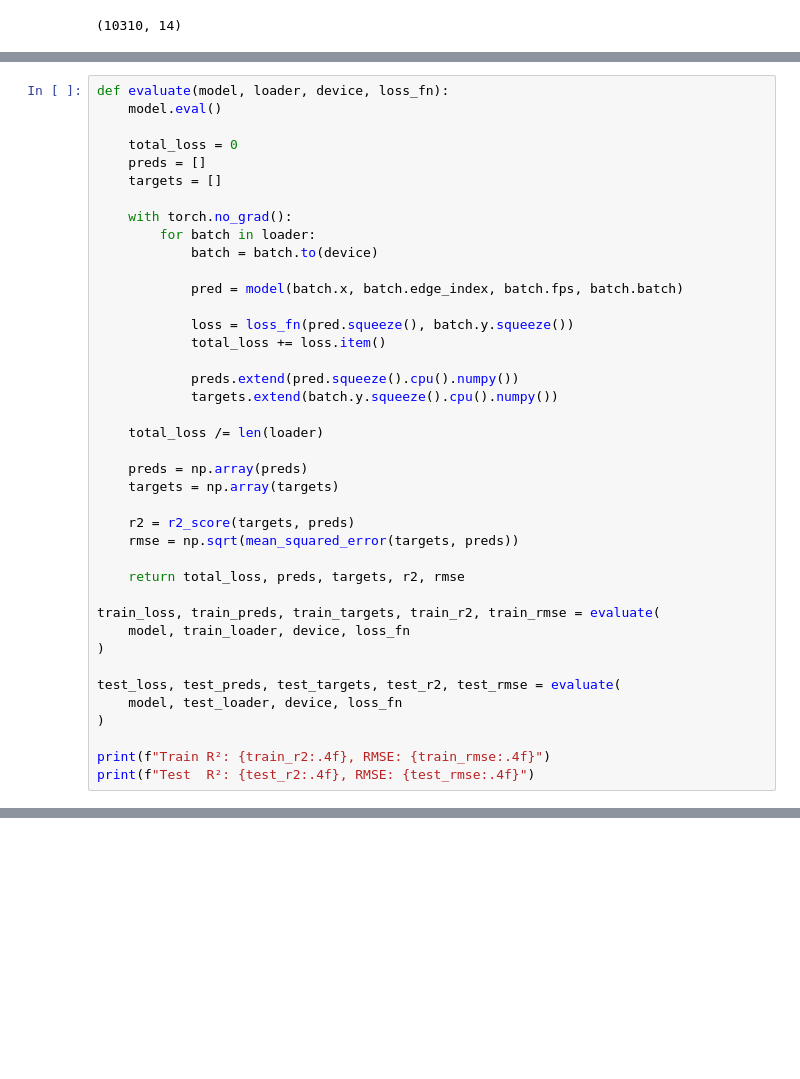
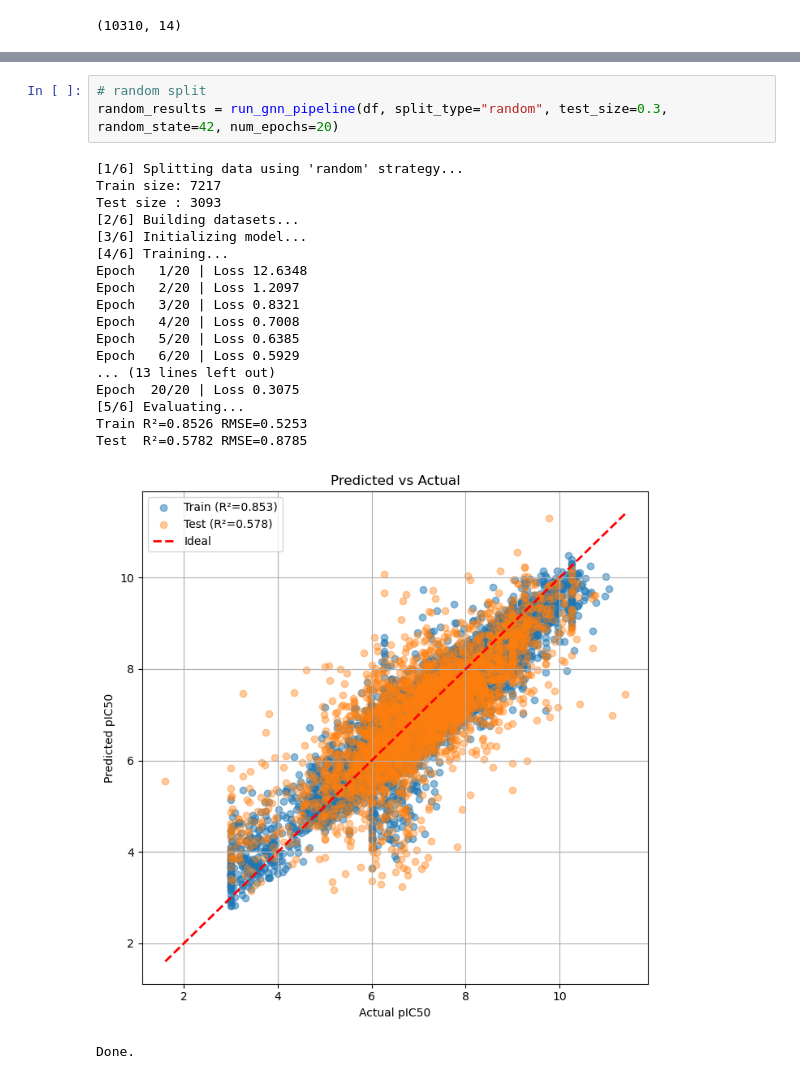
Before and after one commit to Yash-Dhanawate/PharmaGNN-XAI, a Jupyter notebook: XAI.ipynb, the cells around one changed output, grey strips where cells are left out. Saved outputs shown, nothing was run; the diff lists cells and outputs as text; blank space fills up the shorter version.

```diff
--- a/XAI.ipynb
+++ b/XAI.ipynb
@@ -535,40 +350,0 @@ Epoch  30 | Loss: 0.1721
-# %%
-def evaluate(model, loader, device, loss_fn):
-    model.eval()
-
-    total_loss = 0
-    preds = []
-    targets = []
-
-    with torch.no_grad():
-        for batch in loader:
-            batch = batch.to(device)
-
-            pred = model(batch.x, batch.edge_index, batch.fps, batch.batch)
-
-            loss = loss_fn(pred.squeeze(), batch.y.squeeze())
-            total_loss += loss.item()
-
-            preds.extend(pred.squeeze().cpu().numpy())
-            targets.extend(batch.y.squeeze().cpu().numpy())
-
-    total_loss /= len(loader)
-
-    preds = np.array(preds)
-    targets = np.array(targets)
-
-    r2 = r2_score(targets, preds)
-    rmse = np.sqrt(mean_squared_error(targets, preds))
-
-    return total_loss, preds, targets, r2, rmse
-
-train_loss, train_preds, train_targets, train_r2, train_rmse = evaluate(
-    model, train_loader, device, loss_fn
-)
-
-test_loss, test_preds, test_targets, test_r2, test_rmse = evaluate(
-    model, test_loader, device, loss_fn
-)
-
-print(f"Train R²: {train_r2:.4f}, RMSE: {train_rmse:.4f}")
-print(f"Test  R²: {test_r2:.4f}, RMSE: {test_rmse:.4f}")
@@ -620,0 +642,23 @@ plt.show()
+# %%
+# random split
+random_results = run_gnn_pipeline(df, split_type="random", test_size=0.3, random_state=42, num_epochs=20)
+# %% [output]
+[1/6] Splitting data using 'random' strategy...
+Train size: 7217
+Test size : 3093
+[2/6] Building datasets...
+[3/6] Initializing model...
+[4/6] Training...
+Epoch   1/20 | Loss 12.6348
+Epoch   2/20 | Loss 1.2097
+Epoch   3/20 | Loss 0.8321
+Epoch   4/20 | Loss 0.7008
+Epoch   5/20 | Loss 0.6385
+Epoch   6/20 | Loss 0.5929
+... (13 lines left out)
+Epoch  20/20 | Loss 0.3075
+[5/6] Evaluating...
+Train R²=0.8526 RMSE=0.5253
+Test  R²=0.5782 RMSE=0.8785
+[figure, added]
+Done.
```
Also changed, not shown: parts of 21 cells of this notebook, 3 other files.
